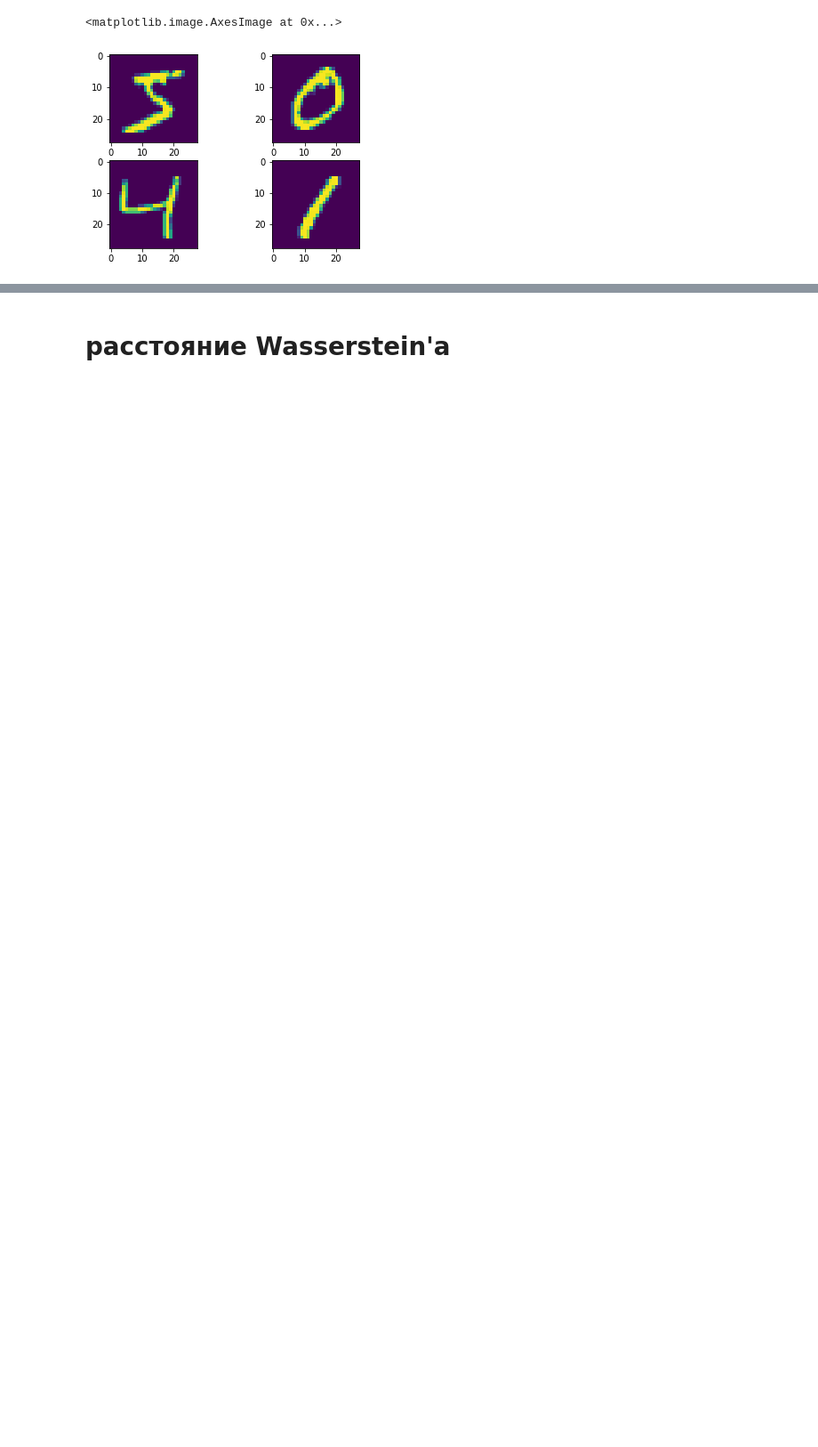
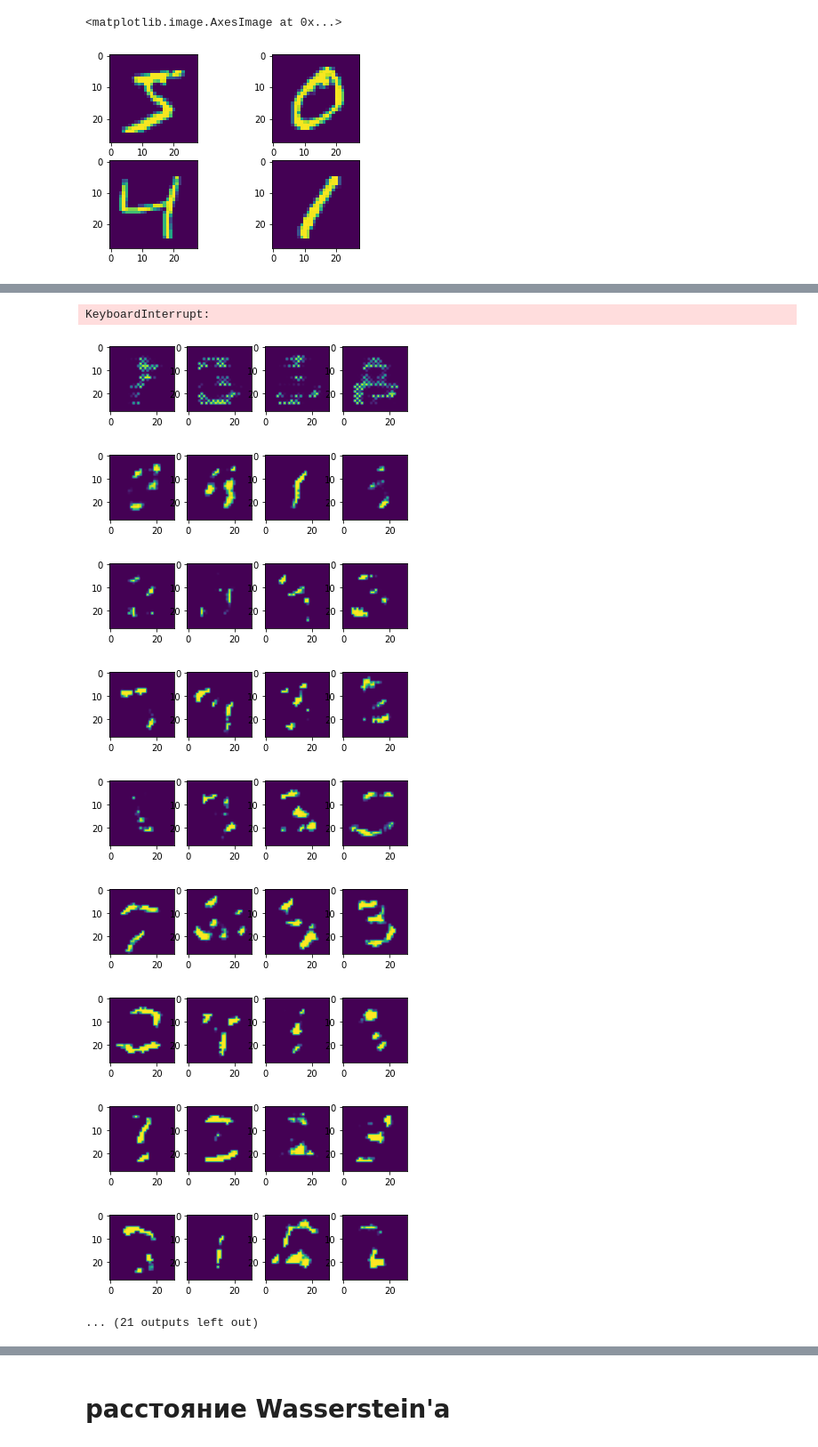
Before and after one commit to samburovam/GAN, a Jupyter notebook: MNISTClassification-checkpoint-checkpoint.ipynb, the cells around one changed output, grey strips where cells are left out. Shown at 89% size. Cells and saved outputs as stored; diff of their text form; code cells hidden in the pictures; blank space fills up the shorter version.

```diff
--- a/MNISTClassification-checkpoint-checkpoint.ipynb
+++ b/MNISTClassification-checkpoint-checkpoint.ipynb
@@ -86,43 +137,50 @@ D_optimizer = optim.Adam(D.parameters(), lr=lr, betas=(0.5, 0.999))
 for epoch in range(epochs):
     for idx, (imgs, _) in enumerate(train_loader):
         idx += 1
-        for k in range(8):
 
-            # Training the discriminator
-            # Real inputs are actual images of the MNIST dataset
-            # Fake inputs are from the generator
-            # Real inputs should be classified as 1 and fake as 0
-            real_inputs = imgs.to(device)
-            real_outputs = D(real_inputs)
-            real_label = torch.ones(real_inputs.shape[0], 1).to(device)
 
-            noise = (torch.rand(real_inputs.shape[0], 128) - 0.5) / 0.5
+        # Training the discriminator
+        # Real inputs are actual images of the MNIST dataset
+        # Fake inputs are from the generator
+        # Real inputs should be classified as 1 and fake as 0
+        real_inputs = imgs.to(device)
+        real_outputs = D(real_inputs)
+        real_label = torch.ones(real_inputs.shape[0], 1).to(device)
+
+        noise = (torch.rand(real_inputs.shape[0], 128) - 0.5) / 0.5
+        noise = noise.to(device)
+        fake_inputs = G(noise)
+        fake_outputs = D(fake_inputs)
+        fake_label = torch.zeros(fake_inputs.shape[0], 1).to(device)
+
+        outputs = torch.cat((real_outputs, fake_outputs), 0)
+        targets = torch.cat((real_label, fake_label), 0)
+
+        D_loss = loss_D(outputs, targets)
+        D_optimizer.zero_grad()
+        D_loss.backward()
+        D_optimizer.step()
+
+        for k in range(5):
+            # Training the generator
+            # For generator, goal is to make the discriminator believe everything is 1
+            noise = (torch.rand(real_inputs.shape[0], 128)-0.5)/0.5
             noise = noise.to(device)
+
             fake_inputs = G(noise)
             fake_outputs = D(fake_inputs)
-            fake_label = torch.zeros(fake_inputs.shape[0], 1).to(device)
-
-            outputs = torch.cat((real_outputs, fake_outputs), 0)
-            targets = torch.cat((real_label, fake_label), 0)
-
-            D_loss = loss(outputs, targets)
-            D_optimizer.zero_grad()
-            D_loss.backward()
-            D_optimizer.step()
-
-        # Training the generator
-        # For generator, goal is to make the discriminator believe everything is 1
-        noise = (torch.rand(real_inputs.shape[0], 128)-0.5)/0.5
-        noise = noise.to(device)
-
-        fake_inputs = G(noise)
-        fake_outputs = D(fake_inputs)
-        fake_targets = torch.ones([fake_inputs.shape[0], 1]).to(device)
-        G_loss = loss(fake_outputs, fake_targets)
-        G_optimizer.zero_grad()
-        G_loss.backward()
-        G_optimizer.step()
+            fake_targets = torch.ones([fake_inputs.shape[0], 1]).to(device)
+            G_loss = loss_G(fake_outputs, fake_targets)
+            G_optimizer.zero_grad()
+            G_loss.backward()
+            G_optimizer.step()
 
         if idx % 100 == 0 or idx == len(train_loader):
             print('Epoch {} Iteration {}: discriminator_loss {:.3f} generator_loss {:.3f}'.format(epoch, idx, D_loss.item(), G_loss.item()))
+            fig, axs = plt.subplots(1, 4)
+            for i in range(4):
+                noise = (torch.randn(real_inputs.shape[0], 128) - 0.5) / 0.5
+                noise = noise.to(device)
+                output = G(noise)
+                axs[i].imshow(output[0].permute(1, 2, 0).detach().cpu())
 # %% [output]
@@ -146 +213,12 @@ Epoch 2 Iteration 938: discriminator_loss 0.000 generator_loss 93.202
+KeyboardInterrupt:
+[figure, added]
+[figure, added]
+[figure, added]
+[figure, added]
+[figure, added]
+[figure, added]
+[figure, added]
+[figure, added]
+[figure, added]
+... (21 outputs left out)
 # %%
```
Also changed, not shown: parts of 11 cells of this notebook.
